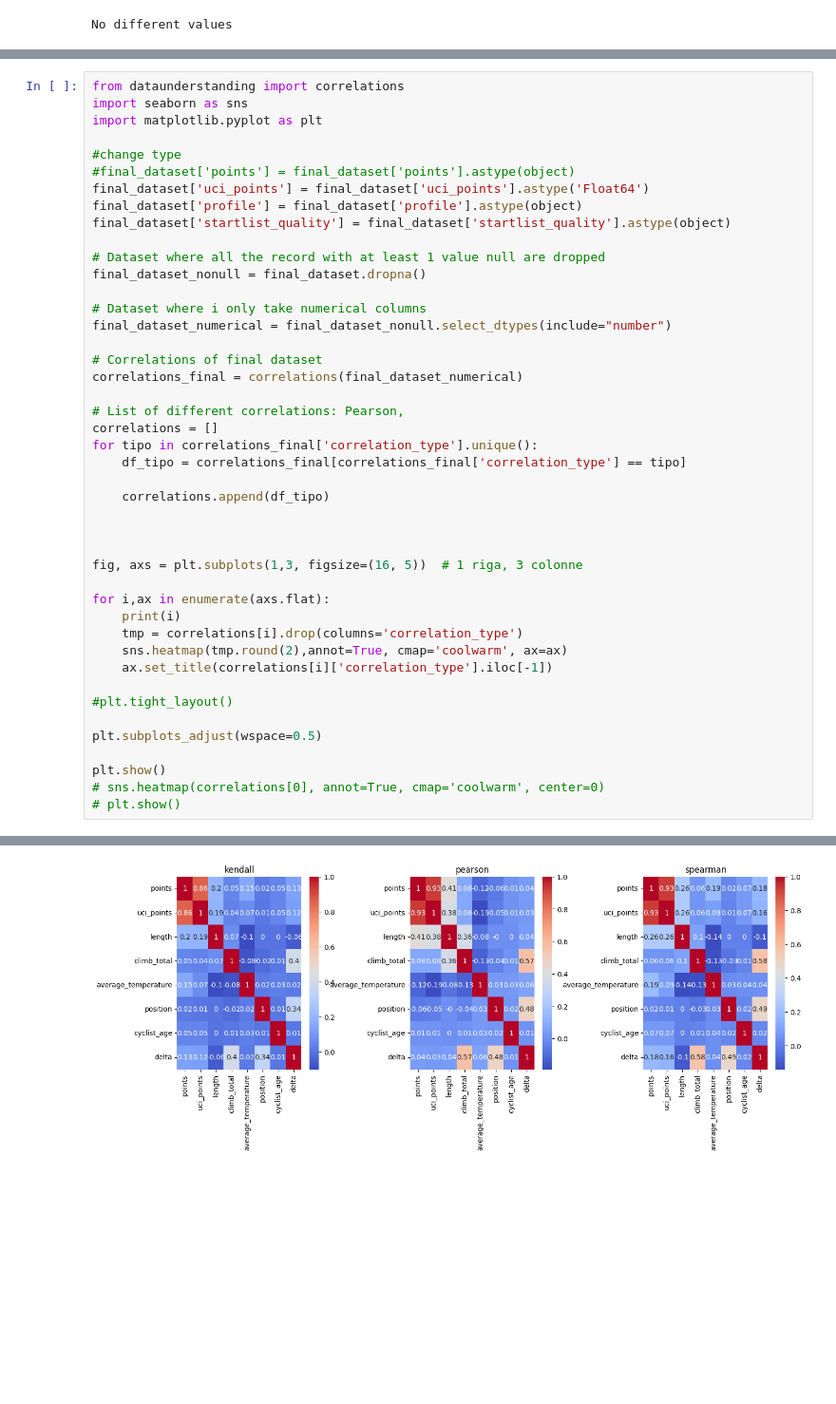
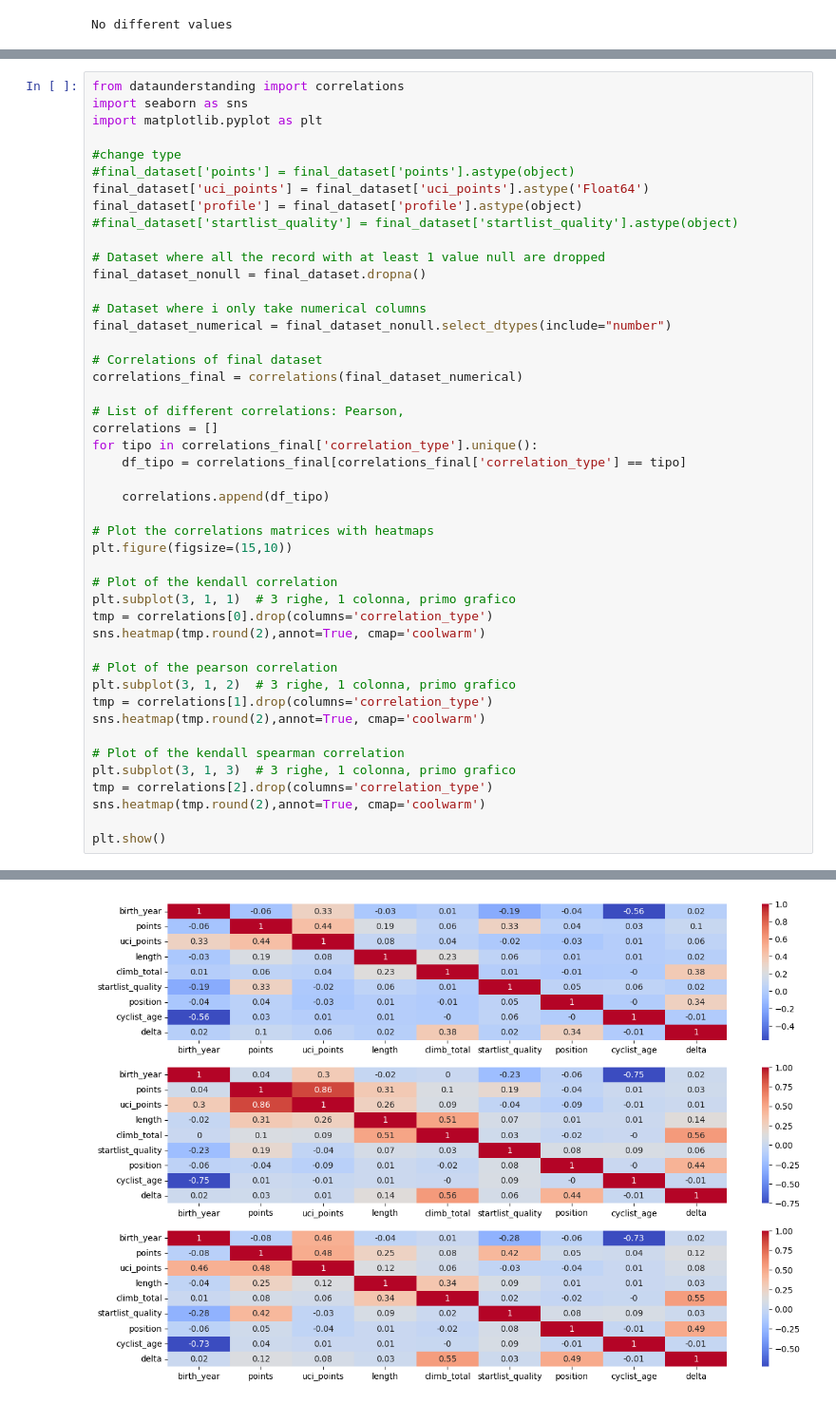
Before and after one commit to fefex302/Data-Mining, a Jupyter notebook: Data_Understanding.ipynb, the cells around one changed output, grey strips where cells are left out. Shown at 95% size. Cells and saved outputs as stored; diff of their text form; blank space fills up the shorter version.

```diff
--- a/Data_Understanding.ipynb
+++ b/Data_Understanding.ipynb
@@ -358,7 +376,7 @@ import matplotlib.pyplot as plt
 #final_dataset['points'] = final_dataset['points'].astype(object)
 final_dataset['uci_points'] = final_dataset['uci_points'].astype('Float64')
 final_dataset['profile'] = final_dataset['profile'].astype(object)
-final_dataset['startlist_quality'] = final_dataset['startlist_quality'].astype(object)
+#final_dataset['startlist_quality'] = final_dataset['startlist_quality'].astype(object)
 
 # Dataset where all the record with at least 1 value null are dropped
 final_dataset_nonull = final_dataset.dropna()
@@ -376,21 +394,23 @@ for tipo in correlations_final['correlation_type'].unique():
 
     correlations.append(df_tipo)
 
+# Plot the correlations matrices with heatmaps
+plt.figure(figsize=(15,10))
 
+# Plot of the kendall correlation
+plt.subplot(3, 1, 1)  # 3 righe, 1 colonna, primo grafico
+tmp = correlations[0].drop(columns='correlation_type')
+sns.heatmap(tmp.round(2),annot=True, cmap='coolwarm')
 
-fig, axs = plt.subplots(1,3, figsize=(16, 5))  # 1 riga, 3 colonne
+# Plot of the pearson correlation
+plt.subplot(3, 1, 2)  # 3 righe, 1 colonna, primo grafico
+tmp = correlations[1].drop(columns='correlation_type')
+sns.heatmap(tmp.round(2),annot=True, cmap='coolwarm')
 
-for i,ax in enumerate(axs.flat):
-    print(i)
-    tmp = correlations[i].drop(columns='correlation_type')
-    sns.heatmap(tmp.round(2),annot=True, cmap='coolwarm', ax=ax)
-    ax.set_title(correlations[i]['correlation_type'].iloc[-1])
-
-#plt.tight_layout()
-
-plt.subplots_adjust(wspace=0.5)
+# Plot of the kendall spearman correlation
+plt.subplot(3, 1, 3)  # 3 righe, 1 colonna, primo grafico
+tmp = correlations[2].drop(columns='correlation_type')
+sns.heatmap(tmp.round(2),annot=True, cmap='coolwarm')
 
 plt.show()
-# sns.heatmap(correlations[0], annot=True, cmap='coolwarm', center=0)
-# plt.show()
 # %% [output]
@@ -400 +417 @@ plt.show()
-[figure, old version]
+[figure, new version]
```
Also changed, not shown: parts of 32 cells of this notebook, 1 other file.
